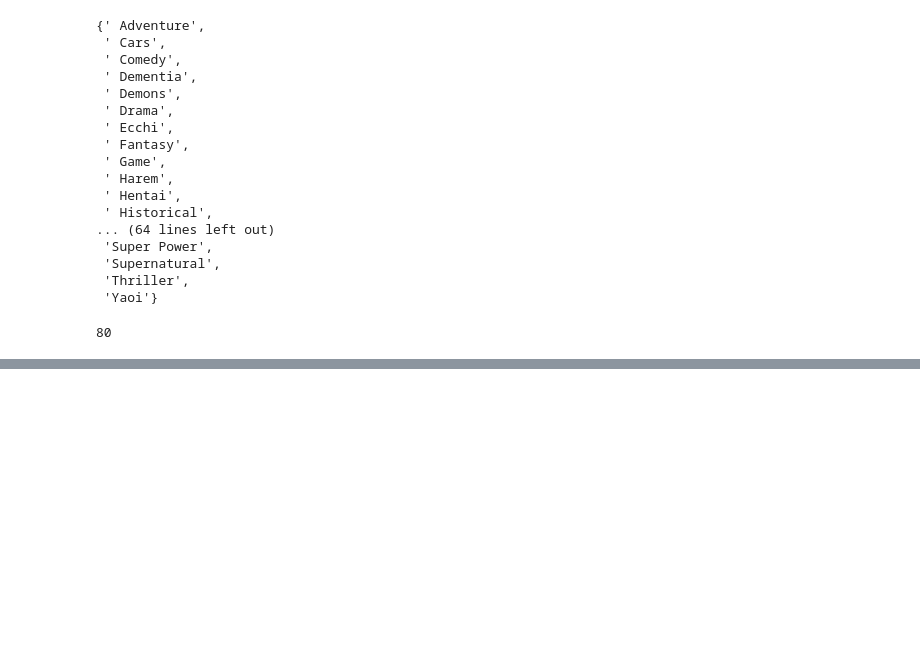
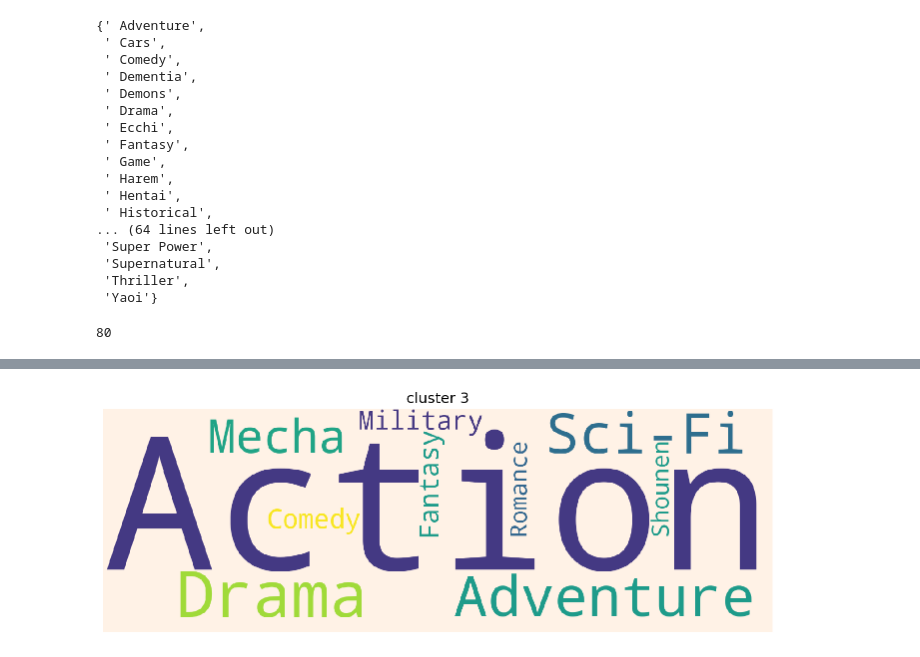
Before and after one commit to Subham02803/Clustering-for-anime-recommendation, a Jupyter notebook: AnimeRecommendation.ipynb, the cells around one changed output, grey strips where cells are left out. Saved outputs shown, nothing was run; the diff lists cells and outputs as text; code cells hidden in the pictures; blank space fills up the shorter version.

```diff
--- a/AnimeRecommendation.ipynb
+++ b/AnimeRecommendation.ipynb
@@ -498,0 +651,9 @@ makeCloud(keyword_occurences[0:10],"cluster 0","lemonchiffon")
+# %%
+c3_animeList = list(c3.sort_values(ascending=False)[0:15].index)
+c3_data = pd.DataFrame()
+c3_data['genre'],c3_data['episode'],c3_data['rating'],c3_data['member'] =  Anime_Info_List(c3_animeList)
+c3_data.iloc[:,1:4] = c3_data.iloc[:,1:4].astype(int) # change to numeric object to integer
+keyword_occurences, dum = count_word(c3_data, 'genre', set_keywords)
+makeCloud(keyword_occurences[0:10],"cluster 3","#fff2e6")
+# %% [output]
+[figure, added]
```
Also changed, not shown: parts of 15 cells of this notebook.
